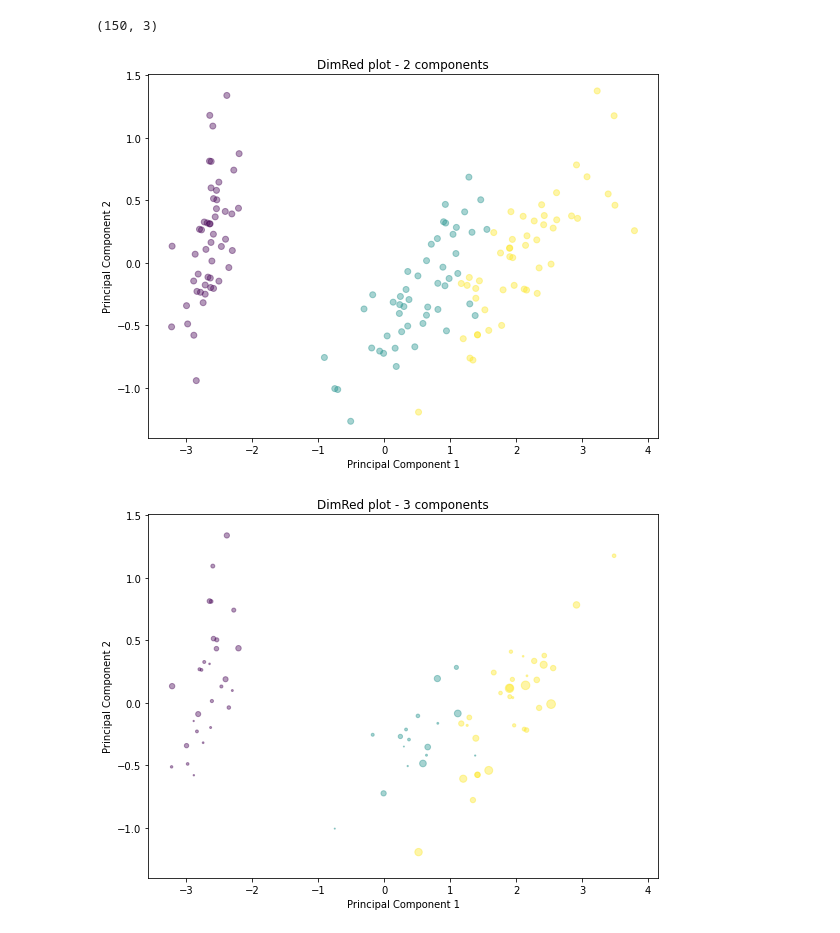
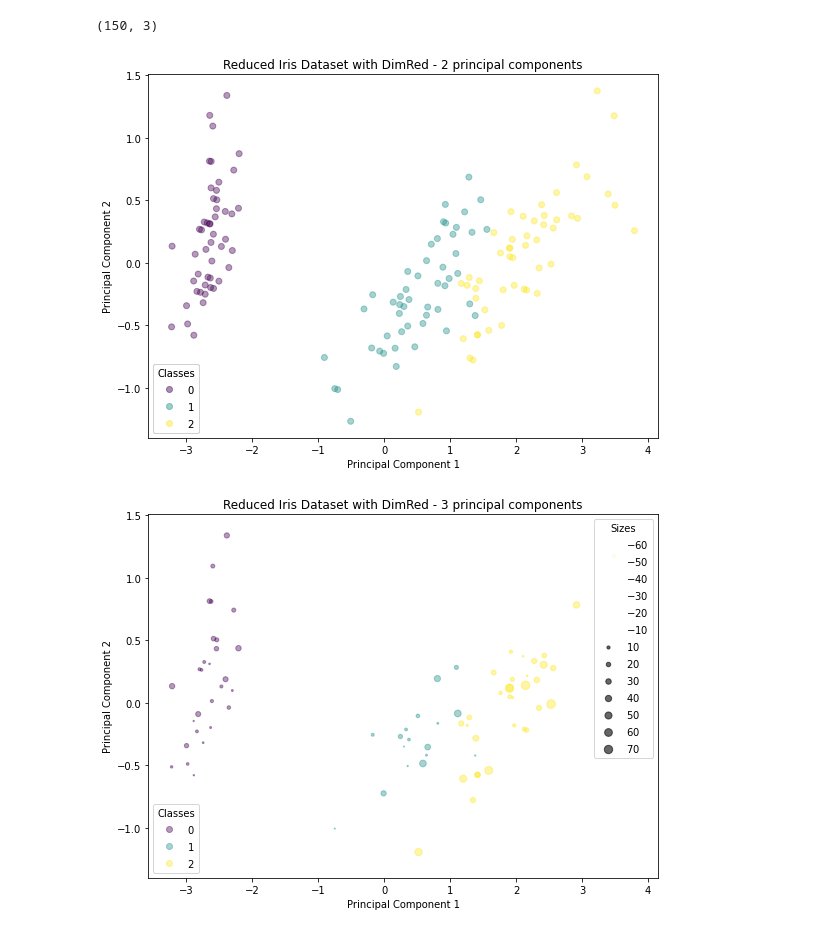
Before and after one commit to FabG/dimred, a Jupyter notebook: dimred/dimred_demo.ipynb, the cells around one changed output. Drawn from its saved outputs; the diff is of its cells as text; code cells hidden in the pictures.

```diff
--- a/dimred/dimred_demo.ipynb
+++ b/dimred/dimred_demo.ipynb
@@ -176,13 +192,21 @@ X_transf3.shape
 (150, 3)
 # %%
 # Plot with DimRed - 2d
-fig2, ax2 = dimred2.draw_scatterplot(X_transf2, y=target, PC=2, title='DimRed plot - 2 components', figsize=(8, 6))
+fig2, ax2 = dimred2.draw_scatterplot(X_transf2, y=target,
+                                     PC=2,
+                                     title='Reduced Iris Dataset with DimRed - 2 principal components',
+                                     figsize=(8, 6),
+                                     legend=True)
 plt.show()
 # %% [output]
-[figure, old version]
+[figure, new version]
 # %%
 # Plot with DimRed - 3d
-fig3, ax3 = dimred3.draw_scatterplot(X_transf3, y=target, PC=3, title='DimRed plot - 3 components', figsize=(8, 6))
+fig3, ax3 = dimred3.draw_scatterplot(X_transf3, y=target,
+                                     PC=3,
+                                     title='Reduced Iris Dataset with DimRed - 3 principal components',
+                                     figsize=(8, 6),
+                                     legend=True)
 plt.show()
 # %% [output]
-[figure, old version]
+[figure, new version]
```
Also changed, not shown: parts of 3 cells of this notebook, 2 other files.
